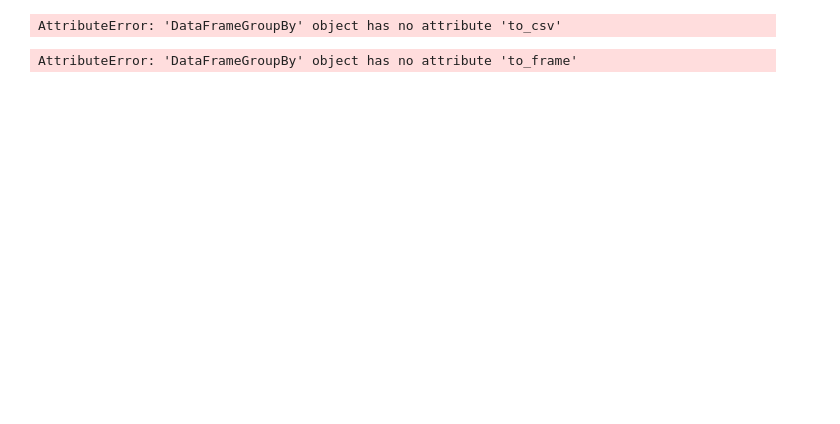
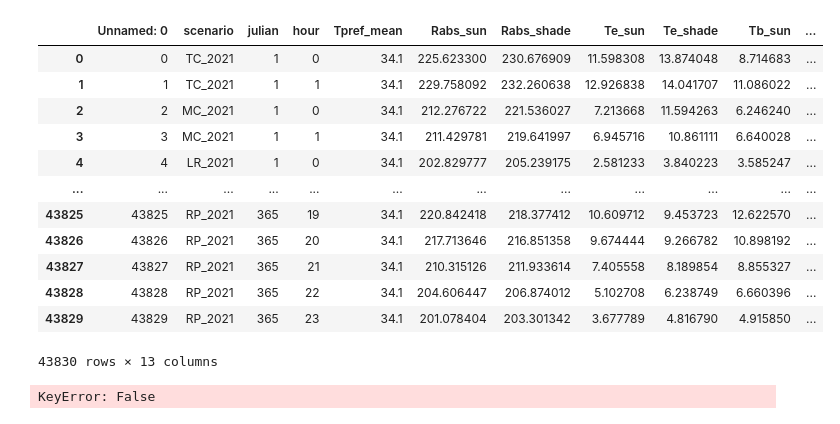
Before and after one commit to laurenneel/energetics-model, a Jupyter notebook: Microclim_model_no_spatial.ipynb, the cells around one changed output. Cells and saved outputs as stored; diff of their text form; code cells hidden in the pictures; blank space fills up the shorter version.

```diff
--- a/Microclim_model_no_spatial.ipynb
+++ b/Microclim_model_no_spatial.ipynb
@@ -222,9 +222,9 @@ try:
         previous_tb_timestep_shade = 5
 
         for index, row in loaded_frame.iterrows():
-            if (index == 2): #12Jan2020 , include when wanting to check if code works but not generate full dataset
-                break #12Jan2020 , include when wanting to check if code works but not generate full dataset
-            failedhour=index
+            #if (index == 2): #12Jan2020 , include when wanting to check if code works but not generate full dataset
+            #    break #12Jan2020 , include when wanting to check if code works but not generate full dataset
+            #failedhour=index
             julian = row['julian']
             hour = row['hour']
             Ta_sun = row['Ta_sun']
@@ -285,21 +285,42 @@ daily_results = hourly.groupby(['scenario','julian','hour'],as_index=False)
 #                #  ('Tb_shade',statistics.mean),
 #                ])], columns=["sum_activity_status_5C", "sum_activity_status_25C"])
 ##daily_df = pd.merge(hourly.groupby(by=["scenario"])["activity_status_5C"].sum().reset_index(name='sum_activity_status_5C'), hourly.groupby(by=["scenario"])["activity_status_25C"].sum().reset_index(name='sum_activity_status_25C'), how='inner', on=['scenario'])
-daily_results.to_csv(('/Users/laurenneel/Documents/repo_energetics/energetics-model/daily_output.csv'),index = False)
-resultant_df = pd.merge(hourly.groupby(by=["scenario"])["activity_status_5C"].sum().reset_index(name='sum_activity_status_5C'), hourly.groupby(by=["scenario"])["activity_status_25C"].sum().reset_index(name='sum_activity_status_25C'), how='inner', on=['scenario'])
-resultant_df.to_csv(('/Users/laurenneel/Documents/repo_energetics/energetics-model/jarrovi_output.csv'),index = False)
+
+
+#daily_results.to_csv(('/Users/laurenneel/Documents/repo_energetics/energetics-model/daily_output.csv'),index = False)
+#resultant_df = pd.merge(hourly.groupby(by=["scenario"])["activity_status_5C"].sum().reset_index(name='sum_activity_status_5C'), hourly.groupby(by=["scenario"])["activity_status_25C"].sum().reset_index(name='sum_activity_status_25C'), how='inner', on=['scenario'])
+#resultant_df.to_csv(('/Users/laurenneel/Documents/repo_energetics/energetics-model/jarrovi_output.csv'),index = False)
-# %% [output]
-AttributeError: 'DataFrameGroupBy' object has no attribute 'to_csv'
 # %%
 #display(dataframe)
-daily_results.to_frame()
+import matplotlib.pyplot as plt
 
-daily_results.to_csv('daily.csv')
+display(hourly)
+
+#hourly.to_csv('hourly_df.csv', index=False)
+
+
+
 #plt.plot(dataframe['hour'], dataframe['Tb_sun'])
 
 #ax=sns.regplot(x='hour',y='Tb_sun', data=dataframe, color='green')
 # %% [output]
+|  | Unnamed: 0 | scenario | julian | hour | Tpref_mean | Rabs_sun | Rabs_shade | Te_sun | Te_shade | Tb_sun | ... |
+| 0 | 0 | TC_2021 | 1 | 0 | 34.1 | 225.623300 | 230.676909 | 11.598308 | 13.874048 | 8.714683 | ... |
+| 1 | 1 | TC_2021 | 1 | 1 | 34.1 | 229.758092 | 232.260638 | 12.926838 | 14.041707 | 11.086022 | ... |
+| 2 | 2 | MC_2021 | 1 | 0 | 34.1 | 212.276722 | 221.536027 | 7.213668 | 11.594263 | 6.246240 | ... |
+| 3 | 3 | MC_2021 | 1 | 1 | 34.1 | 211.429781 | 219.641997 | 6.945716 | 10.861111 | 6.640028 | ... |
+| 4 | 4 | LR_2021 | 1 | 0 | 34.1 | 202.829777 | 205.239175 | 2.581233 | 3.840223 | 3.585247 | ... |
+| ... | ... | ... | ... | ... | ... | ... | ... | ... | ... | ... | ... |
+| 43825 | 43825 | RP_2021 | 365 | 19 | 34.1 | 220.842418 | 218.377412 | 10.609712 | 9.453723 | 12.622570 | ... |
+| 43826 | 43826 | RP_2021 | 365 | 20 | 34.1 | 217.713646 | 216.851358 | 9.674444 | 9.266782 | 10.898192 | ... |
+| 43827 | 43827 | RP_2021 | 365 | 21 | 34.1 | 210.315126 | 211.933614 | 7.405558 | 8.189854 | 8.855327 | ... |
+| 43828 | 43828 | RP_2021 | 365 | 22 | 34.1 | 204.606447 | 206.874012 | 5.102708 | 6.238749 | 6.660396 | ... |
+| 43829 | 43829 | RP_2021 | 365 | 23 | 34.1 | 201.078404 | 203.301342 | 3.677789 | 4.816790 | 4.915850 | ... |
-AttributeError: 'DataFrameGroupBy' object has no attribute 'to_frame'
+43830 rows × 13 columns
+# %%
+plt.plot(hourly.hour[julian==180],hourly.Tb_sun[hourly.julian==180])
+# %% [output]
+KeyError: False
 # %%
 
 ################################ set constants  ######################
```
Also changed, not shown: 7 other files.
